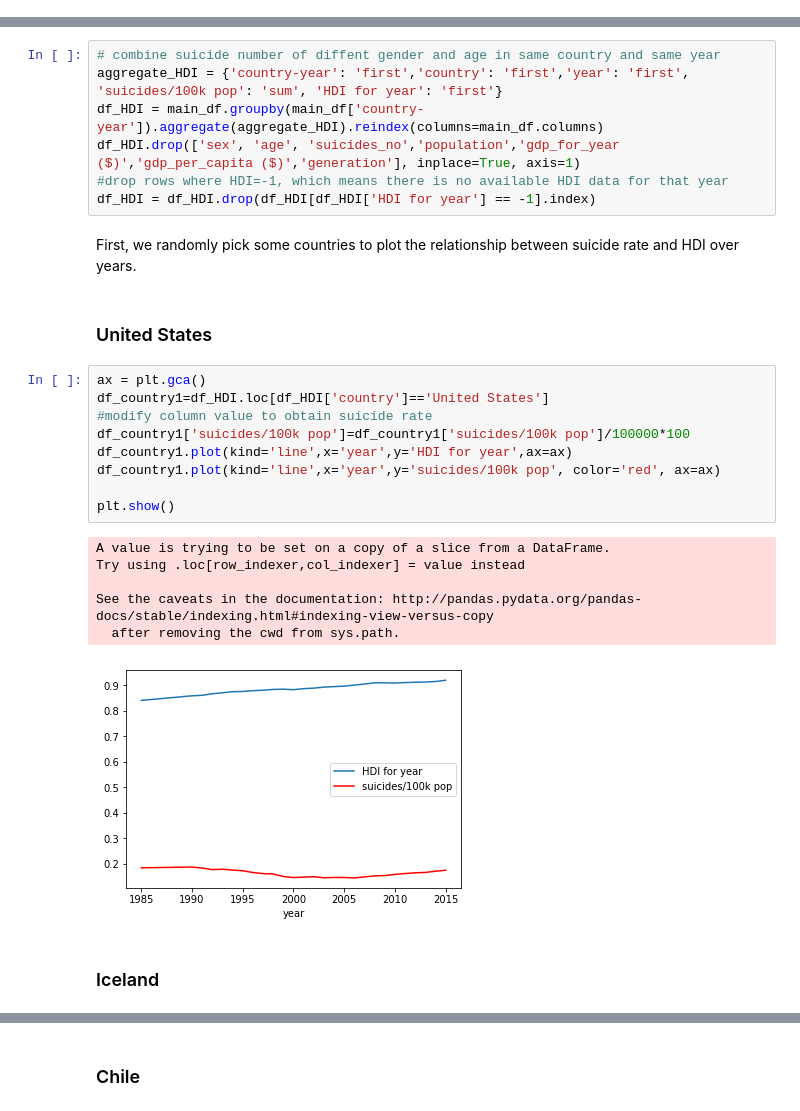
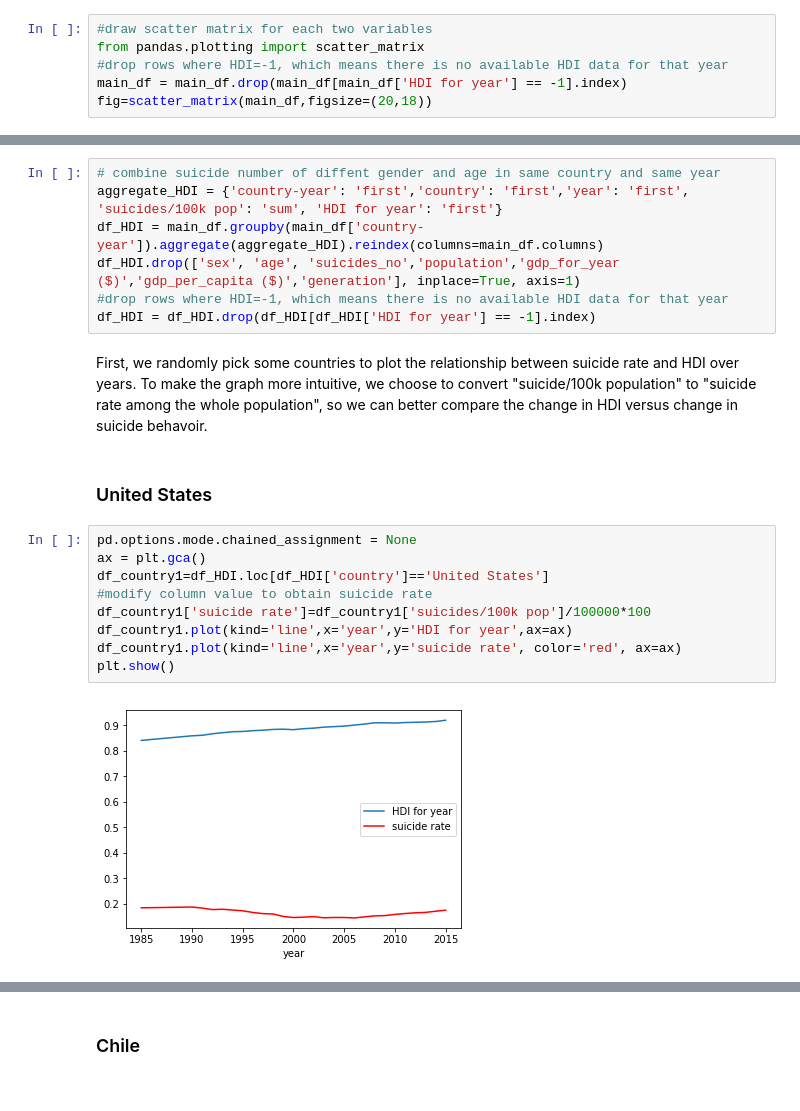
Before and after one commit to YuechenL/COGS108FinalProject, a Jupyter notebook: FinalProject.ipynb, the cells around one changed output, grey strips where cells are left out. Cells and saved outputs as stored; diff of their text form.

```diff
--- a/FinalProject.ipynb
+++ b/FinalProject.ipynb
@@ -384,0 +382,6 @@ fig=scatter_matrix(main_df,figsize=(20,18))
+# %%
+#draw scatter matrix for each two variables
+from pandas.plotting import scatter_matrix
+#drop rows where HDI=-1, which means there is no available HDI data for that year
+main_df = main_df.drop(main_df[main_df['HDI for year'] == -1].index)
+fig=scatter_matrix(main_df,figsize=(20,18))
@@ -563,23 +570,17 @@ df_HDI.drop(['sex', 'age', 'suicides_no','population','gdp_for_year ($)','gdp_pe
 df_HDI = df_HDI.drop(df_HDI[df_HDI['HDI for year'] == -1].index)
 # %% [markdown]
 First, we randomly pick some countries to plot the relationship between suicide rate and HDI over years.
+To make the graph more intuitive, we choose to convert "suicide/100k population" to "suicide rate among the whole population", so we can better compare the change in HDI versus change in suicide behavoir.
 # %% [markdown]
 ### United States
 # %%
+pd.options.mode.chained_assignment = None
 ax = plt.gca()
 df_country1=df_HDI.loc[df_HDI['country']=='United States']
 #modify column value to obtain suicide rate
-df_country1['suicides/100k pop']=df_country1['suicides/100k pop']/100000*100
+df_country1['suicide rate']=df_country1['suicides/100k pop']/100000*100
 df_country1.plot(kind='line',x='year',y='HDI for year',ax=ax)
-df_country1.plot(kind='line',x='year',y='suicides/100k pop', color='red', ax=ax)
-
+df_country1.plot(kind='line',x='year',y='suicide rate', color='red', ax=ax)
 plt.show()
 # %% [output]
-A value is trying to be set on a copy of a slice from a DataFrame.
-Try using .loc[row_indexer,col_indexer] = value instead
-
-See the caveats in the documentation: http://pandas.pydata.org/pandas-docs/stable/indexing.html#indexing-view-versus-copy
-  after removing the cwd from sys.path.
-[figure, old version]
+[figure, new version]
-# %% [markdown]
-### Iceland
```
Also changed, not shown: parts of 21 cells of this notebook.
